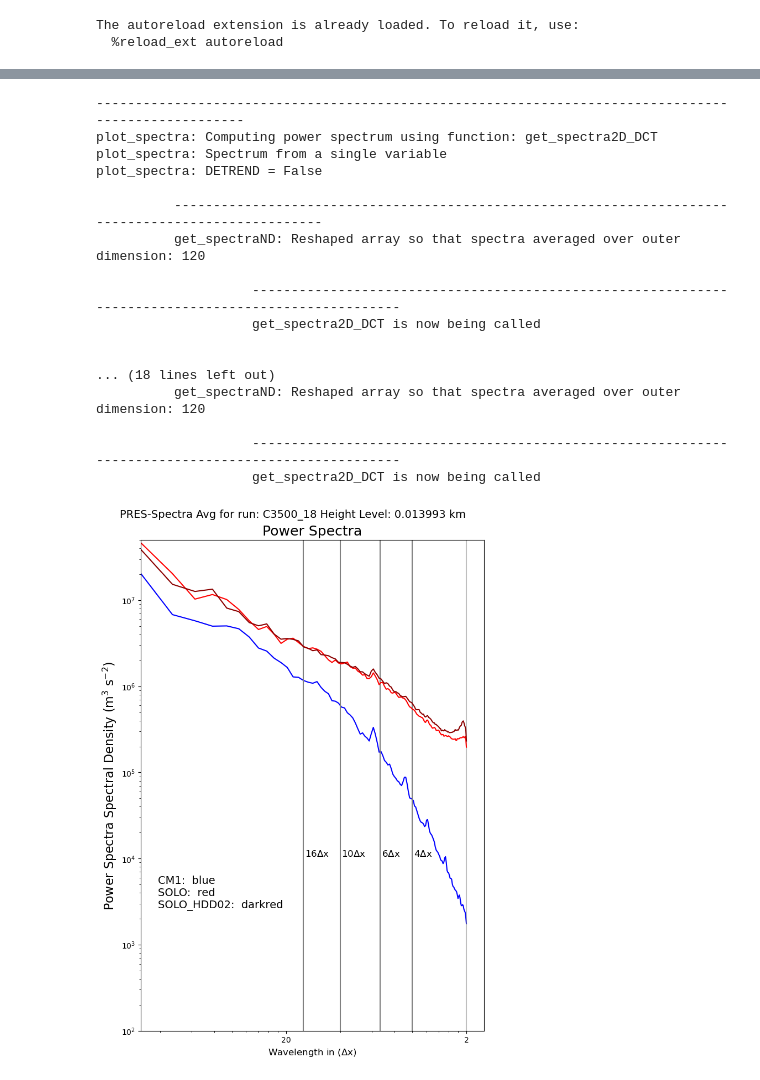
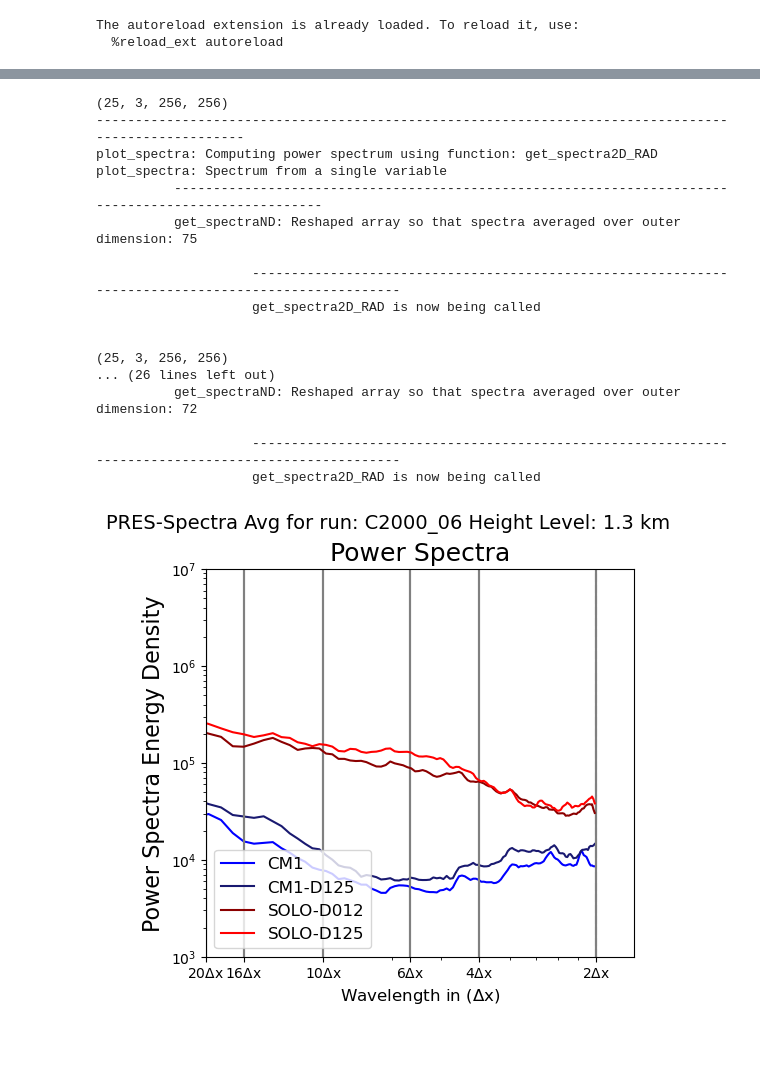
Before and after one commit to louiswicker/CAM_analysis_tools, a Jupyter notebook: ideal_cases/w_spectraIdeal.ipynb, the cells around one changed output, grey strips where cells are left out. Cells and saved outputs as stored; diff of their text form; code cells hidden in the pictures; blank space fills up the shorter version.

```diff
--- a/ideal_cases/w_spectraIdeal.ipynb
+++ b/ideal_cases/w_spectraIdeal.ipynb
@@ -94,11 +120,4 @@ def run_spectral_analysis(model, run, analysis_levels, var='w', ylim=[0.1,1.0e4]
 #         plt.savefig("%s/spectra_%s_%s_%3.3dhPa.png" % (out_dir, 'W_ideal', shear, plevels[n]/100), bbox_inches='tight', dpi=300)
-# %%
-models = {}
-
-models = {'cm1': pickle2Obj('object_stat/cm1_squall_3km_obj.pkl',retObj=False) }
-
-models['solo'] = pickle2Obj('object_stat/solo_squall_3km_obj.pkl',retObj=False)
-models['solo_hdd02'] = pickle2Obj('object_stat/solo_squall_3km_hdd02_obj.pkl',retObj=False)
 # %%
 # Local import
 
@@ -130,21 +149,22 @@ plot_spectra: DETREND = False
 # %%
-ret = run_spectral_analysis(models, "C3500_18", [0], var='pres', ylim=[1.e2,5.e7])
+
+ret = run_spectral_analysis(models, "C2000_06", [10], 'pres', xlim = [1./10., 1.25], ylim=[1.e3,1.e7], detrend=True)
 # %% [output]
+(25, 3, 256, 256)
 ----------------------------------------------------------------------------------------------------
-plot_spectra: Computing power spectrum using function: get_spectra2D_DCT
+plot_spectra: Computing power spectrum using function: get_spectra2D_RAD
 plot_spectra: Spectrum from a single variable
-plot_spectra: DETREND = False
-
           ----------------------------------------------------------------------------------------------------
-          get_spectraND: Reshaped array so that spectra averaged over outer dimension: 120
+          get_spectraND: Reshaped array so that spectra averaged over outer dimension: 75
 
                     ----------------------------------------------------------------------------------------------------
-                    get_spectra2D_DCT is now being called
+                    get_spectra2D_RAD is now being called
 
 
-... (18 lines left out)
-          get_spectraND: Reshaped array so that spectra averaged over outer dimension: 120
+(25, 3, 256, 256)
+... (26 lines left out)
+          get_spectraND: Reshaped array so that spectra averaged over outer dimension: 72
 
                     ----------------------------------------------------------------------------------------------------
-                    get_spectra2D_DCT is now being called
+                    get_spectra2D_RAD is now being called
-[figure, old version]
+[figure, new version]
```
Also changed, not shown: parts of 7 cells of this notebook, 6 other files.
